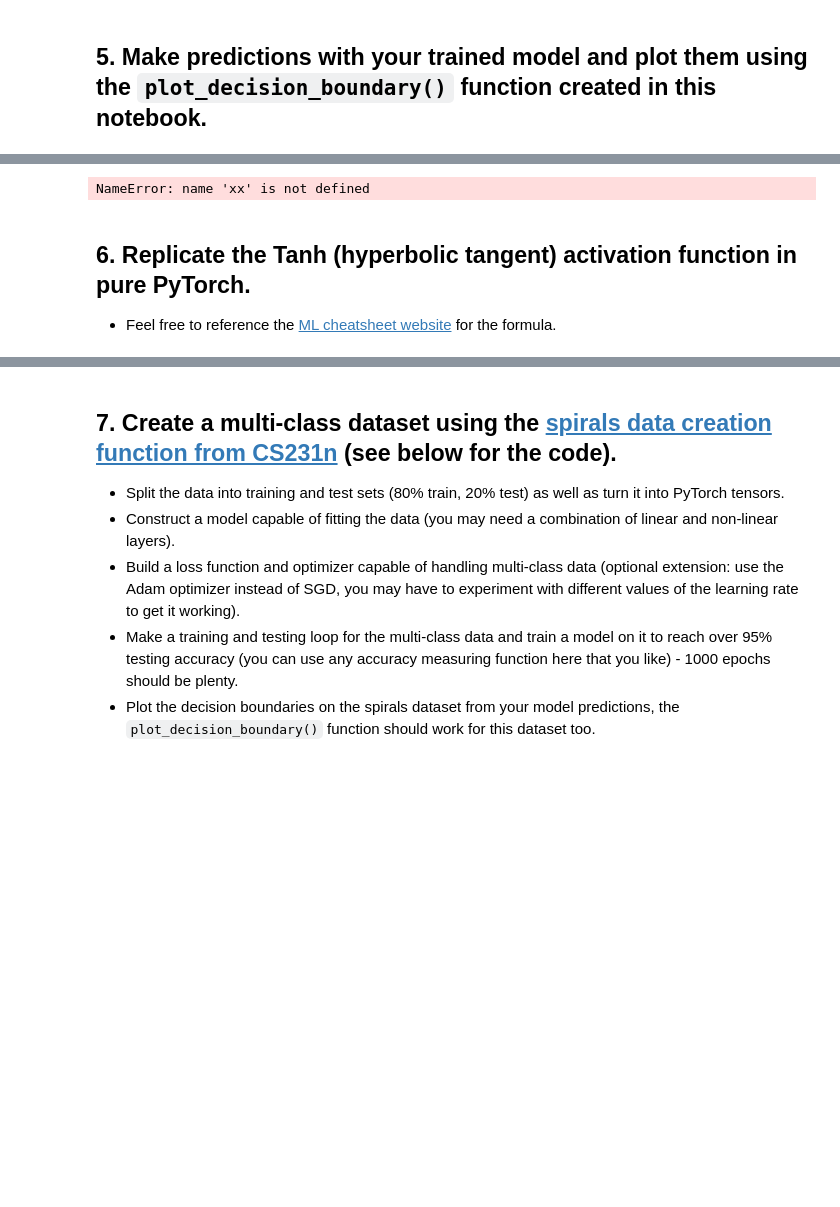
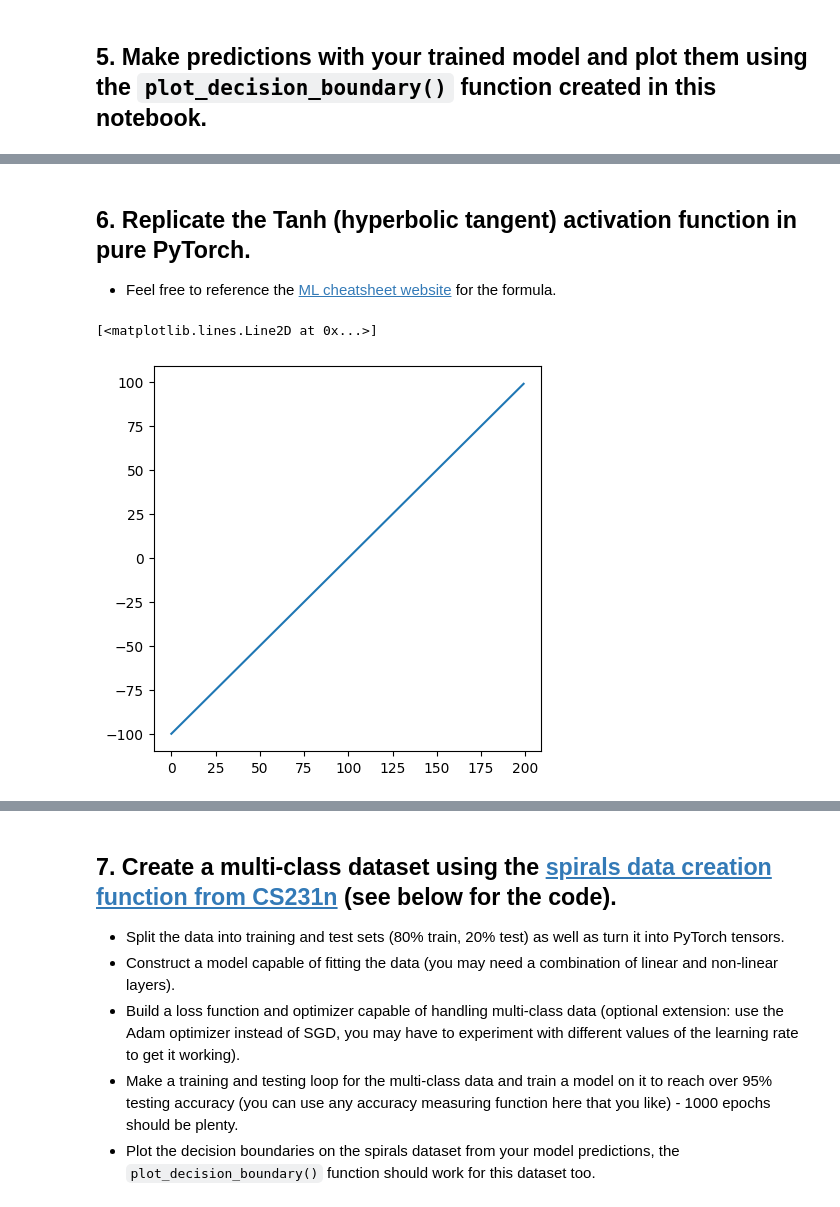
Before and after one commit to Sitta250/pytorch, a Jupyter notebook: extras/exercises/02_pytorch_classification_exercises.ipynb, the cells around one changed output, grey strips where cells are left out. Drawn from its saved outputs; the diff is of its cells as text; code cells hidden in the pictures; blank space fills up the shorter version.

```diff
--- a/extras/exercises/02_pytorch_classification_exercises.ipynb
+++ b/extras/exercises/02_pytorch_classification_exercises.ipynb
@@ -324,13 +308,13 @@ RuntimeError: shape '[101, 101]' is invalid for input of size 40804
-# %%
-X_to_pred_on = torch.from_numpy(np.column_stack((xx.ravel(), yy.ravel()))).float()
-print(X_to_pred_on.shape)  # should be [10201, 2]
-print(model_1(X_to_pred_on).shape)  # should be [10201, num_classes]
-# %% [output]
-NameError: name 'xx' is not defined
 # %% [markdown]
 ## 6. Replicate the Tanh (hyperbolic tangent) activation function in pure PyTorch.
   * Feel free to reference the [ML cheatsheet website](https://ml-cheatsheet.readthedocs.io/en/latest/activation_functions.html#tanh) for the formula.
 # %%
 # Create a straight line tensor
+tensor_A = torch.arange(-100, 100, 1)
+plt.figure(figsize=(5,5))
+plt.plot(tensor_A)
+# %% [output]
+[<matplotlib.lines.Line2D at 0x...>]
+[figure, added]
 # %%
 # Test torch.tanh() on the tensor and plot it
```
Also changed, not shown: parts of 41 cells of this notebook.
